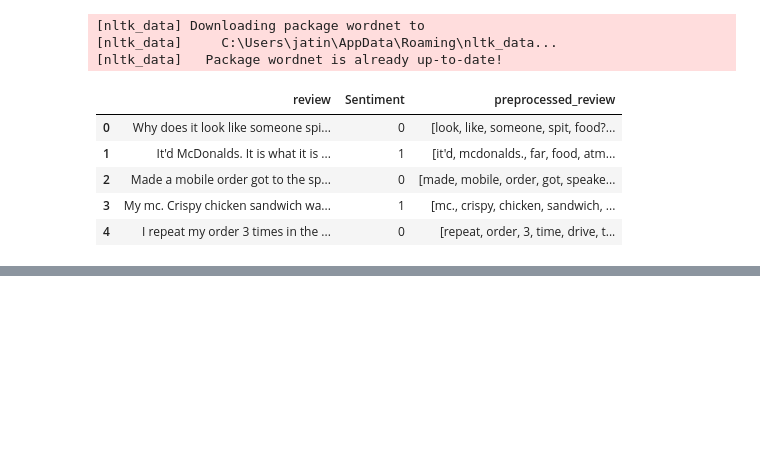
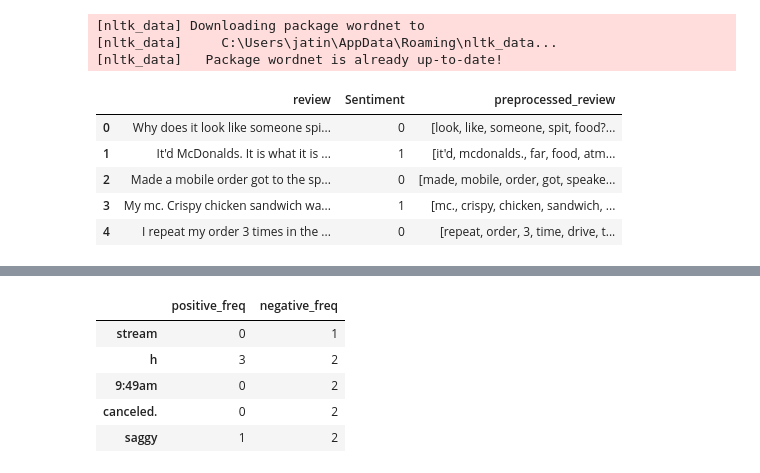
Before and after one commit to jatinkatyal/NaturalLanguage, a Jupyter notebook: SentimentAnalysis/Binary Classification of Sentiment for McDonald Reviews.ipynb, the cells around one changed output, grey strips where cells are left out. Saved outputs shown, nothing was run; the diff lists cells and outputs as text; code cells hidden in the pictures; blank space fills up the shorter version.

```diff
--- a/SentimentAnalysis/Binary Classification of Sentiment for McDonald Reviews.ipynb
+++ b/SentimentAnalysis/Binary Classification of Sentiment for McDonald Reviews.ipynb
@@ -174 +221,26 @@ dataset.head()
+# %%
+# count positive and negative frequencies or read already calculated frequencies
+if not os.path.exists('./McDonald_s_Reviews_freqtbl.csv'):
+    #positive frequency
+    positive_revs = train[train['Sentiment']==1]
+    for rev in positive_revs['preprocessed_review']:
+        for token in rev:
+            word_freq_table.at[token,'positive_freq'] = word_freq_table.at[token,'positive_freq'] +1
+    #negative frequency
+    negative_revs = train[train['Sentiment']==0]
+    for rev in negative_revs['preprocessed_review']:
+        for token in rev:
+            word_freq_table.at[token,'negative_freq'] = word_freq_table.at[token,'negative_freq'] +1
+    #save so there is no need to calculate again, don't forget to delete the file if making changes above this line
+    word_freq_table.to_csv('./McDonald_s_Reviews_freqtbl.csv')
+else:
+    word_freq_table = pd.read_csv('./McDonald_s_Reviews_freqtbl.csv',index_col=0)
+word_freq_table.head()
+# %% [output]
+|  | positive_freq | negative_freq |
+| stream | 0 | 1 |
+| h | 3 | 2 |
+| 9:49am | 0 | 2 |
+| canceled. | 0 | 2 |
+| saggy | 1 | 2 |
 # %%
```
Also changed, not shown: parts of 9 cells of this notebook, 1 other file.
